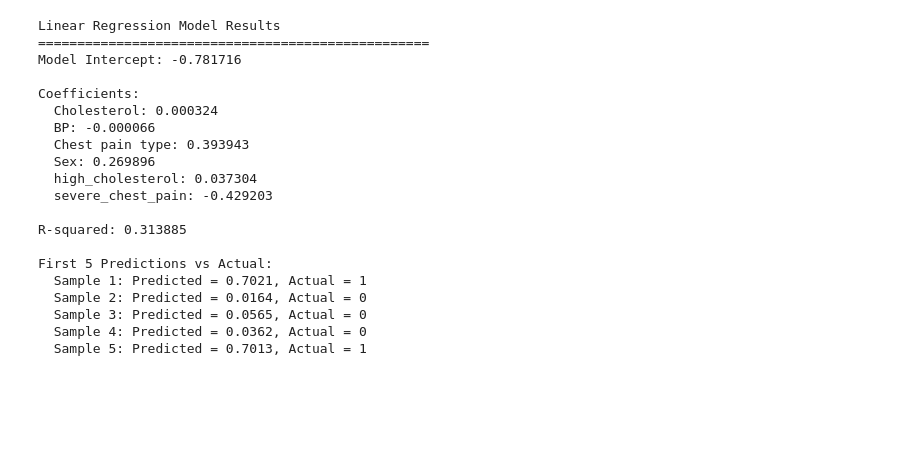
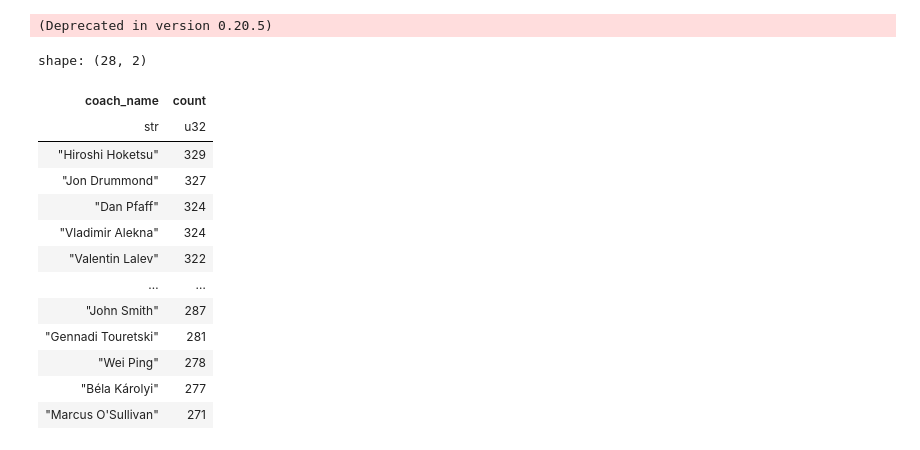
Before and after one commit to dmail5802/hackathon_competition, a Jupyter notebook: trevor_analysis/st1_clean_data.ipynb, the cells around one changed output. Cells and saved outputs as stored; diff of their text form; code cells hidden in the pictures; blank space fills up the shorter version.

```diff
--- a/trevor_analysis/st1_clean_data.ipynb
+++ b/trevor_analysis/st1_clean_data.ipynb
@@ -50,56 +30,23 @@ shape: (630_000, 17)
-# %%
-
-
-# Prepare the data
-# Convert Heart Disease to binary (1 for Presence, 0 for Absence)
-heart_data = heart.with_columns(
-    pl.when(pl.col('Heart Disease') == 'Presence').then(1).otherwise(0).alias('Heart_Disease_Binary')
-)
-
-# Select predictors and target
-predictors = ['Cholesterol', 'BP', 'Chest pain type', 'Sex', 'high_cholesterol', 'severe_chest_pain']
-X = heart_data[predictors].to_numpy()
-y = heart_data['Heart_Disease_Binary'].to_numpy()
-
-# Create and fit the linear regression model
-model = LinearRegression()
-model.fit(X, y)
-
-# Display results
-print("Linear Regression Model Results")
-print("=" * 50)
-print(f"Model Intercept: {model.intercept_:.6f}")
-print("\nCoefficients:")
-for predictor, coef in zip(predictors, model.coef_):
-    print(f"  {predictor}: {coef:.6f}")
-
-# Calculate R-squared
-r_squared = model.score(X, y)
-print(f"\nR-squared: {r_squared:.6f}")
-
-# Show model predictions on first few samples
-print("\nFirst 5 Predictions vs Actual:")
-predictions = model.predict(X[:5])
-for i, (pred, actual) in enumerate(zip(predictions, y[:5])):
-    print(f"  Sample {i+1}: Predicted = {pred:.4f}, Actual = {actual}")
-# %% [output]
-Linear Regression Model Results
-==================================================
-Model Intercept: -0.781716
-
-Coefficients:
-  Cholesterol: 0.000324
-  BP: -0.000066
-  Chest pain type: 0.393943
-  Sex: 0.269896
-  high_cholesterol: 0.037304
-  severe_chest_pain: -0.429203
-
-R-squared: 0.313885
-
-First 5 Predictions vs Actual:
-  Sample 1: Predicted = 0.7021, Actual = 1
-  Sample 2: Predicted = 0.0164, Actual = 0
-  Sample 3: Predicted = 0.0565, Actual = 0
-  Sample 4: Predicted = 0.0362, Actual = 0
-  Sample 5: Predicted = 0.7013, Actual = 1
+# %%
+# Count coaches by name
+(athletes
+    .group_by('coach_name')
+    .agg(pl.count().alias('count'))
+    .sort('count', descending=True)
+)
+# %% [output]
+(Deprecated in version 0.20.5)
+shape: (28, 2)
+| coach_name | count |
+| str | u32 |
+| "Hiroshi Hoketsu" | 329 |
+| "Jon Drummond" | 327 |
+| "Dan Pfaff" | 324 |
+| "Vladimir Alekna" | 324 |
+| "Valentin Lalev" | 322 |
+| … | … |
+| "John Smith" | 287 |
+| "Gennadi Touretski" | 281 |
+| "Wei Ping" | 278 |
+| "Béla Károlyi" | 277 |
+| "Marcus O'Sullivan" | 271 |
```
Also changed, not shown: parts of 13 cells of this notebook, 1 other file.
